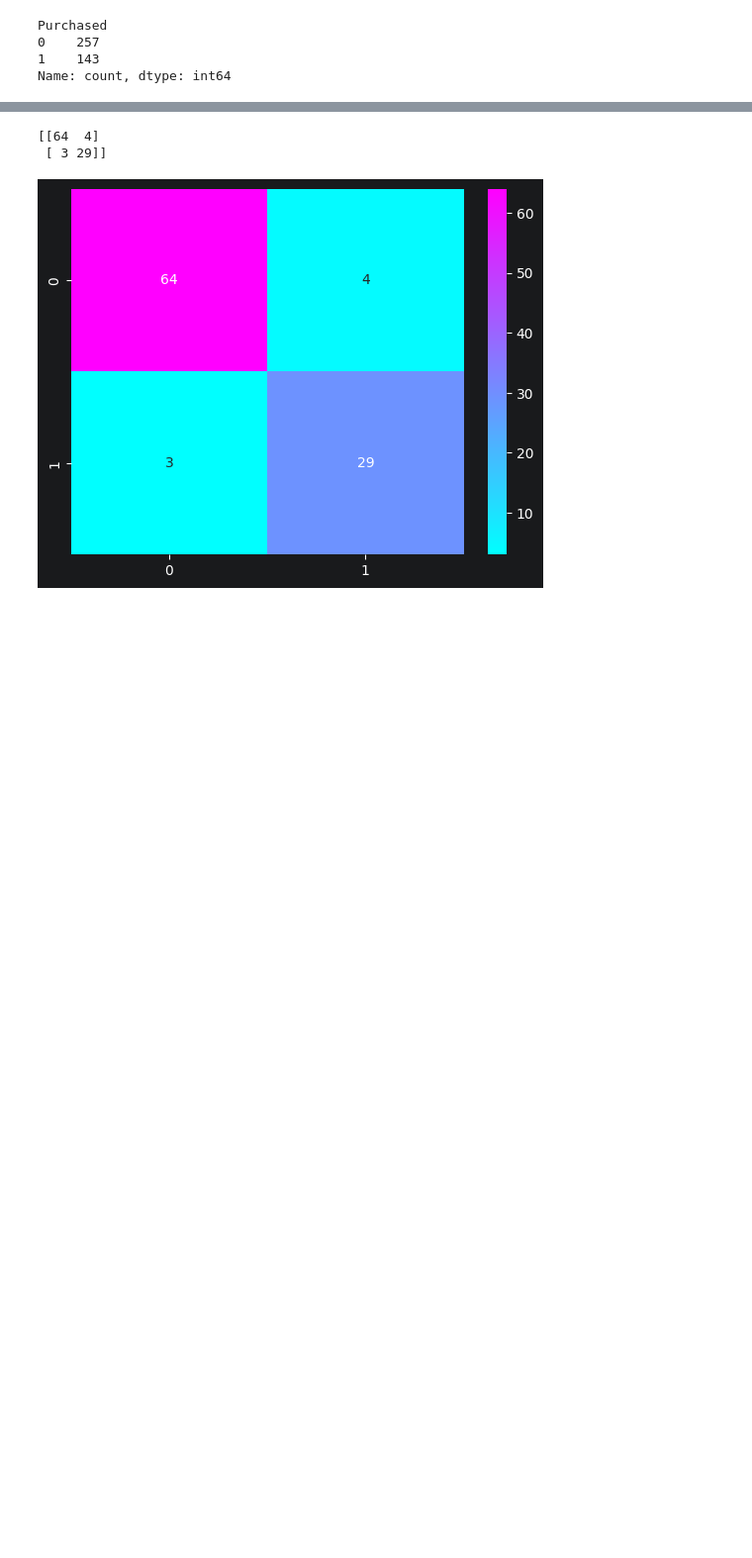
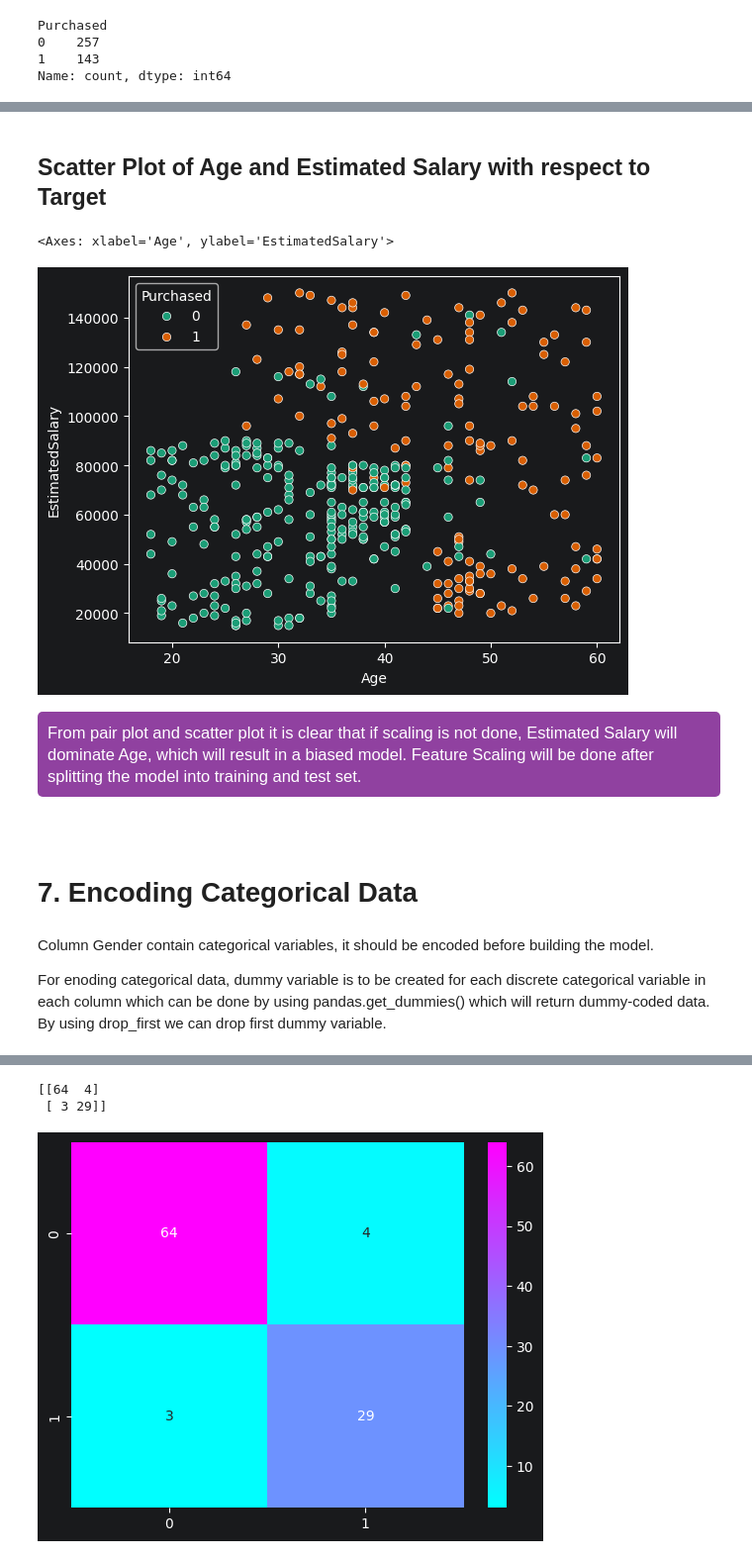
Before and after one commit to rakdav/AI, a Jupyter notebook: KNN.ipynb, the cells around one changed output, grey strips where cells are left out. Shown at 99% size. Drawn from its saved outputs; the diff is of its cells as text; code cells hidden in the pictures; blank space fills up the shorter version.

```diff
--- a/KNN.ipynb
+++ b/KNN.ipynb
@@ -140,0 +280,26 @@ array([0, 0, 0, 0, 0, 0, 0, 1, 0, 1, 0, 0, 0, 0, 0, 1, 0, 0, 1, 0, 0, 1,
+# %% [markdown]
+## Scatter Plot of Age and Estimated Salary with respect to Target
+# %%
+sns.scatterplot(x = 'Age',y = 'EstimatedSalary', data = df, hue = 'Purchased', palette ='Dark2')
+# %% [output]
+<Axes: xlabel='Age', ylabel='EstimatedSalary'>
+[figure, added]
+# %% [markdown]
+<div style="color:white;
+           display:fill;
+           border-radius:5px;
+           background-color:#9041A0;
+           font-size:110%;
+           font-family:Segoe UI;
+           letter-spacing:0.5px">
+
+<p style="padding: 10px;
+              color:white;">
+From pair plot and scatter plot it is clear that if scaling is not done, Estimated Salary will dominate Age, which will result in a biased model. Feature Scaling will be done after splitting the model into training and test set.  </p> </div>
+# %% [markdown]
+<a id="7"></a> <br>
+# 7. Encoding Categorical Data
+# %% [markdown]
+Column Gender contain categorical variables, it should be encoded before building the model.
+
+For enoding categorical data, dummy variable is to be created for each discrete categorical variable in each column which can be done by using pandas.get_dummies() which will return dummy-coded data. By using drop_first we can drop first dummy variable.
```
Also changed, not shown: parts of 132 cells of this notebook.
